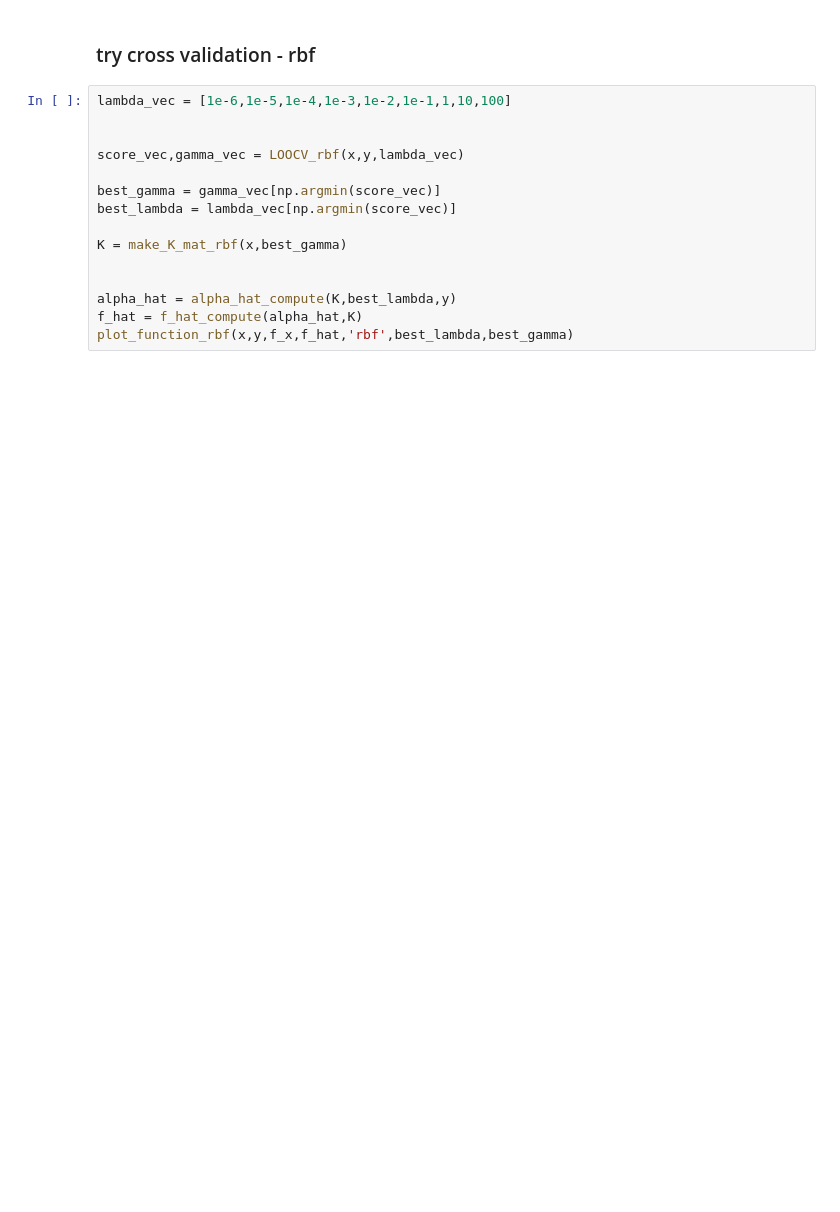
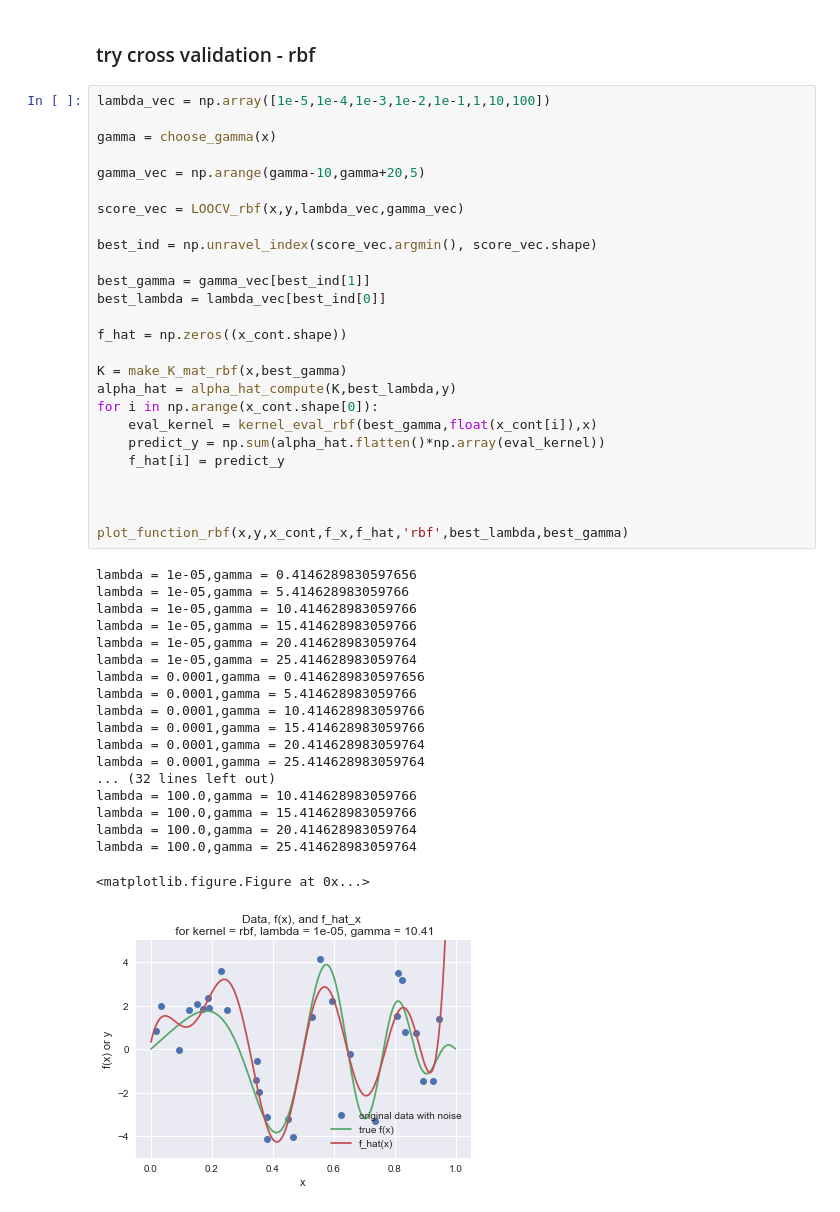
Before and after one commit to davidjuliancaldwell/machine-learning-class, a Jupyter notebook: hw3/prob2_kernelregression_notebook.ipynb, the cells around one changed output. Drawn from its saved outputs; the diff is of its cells as text; blank space fills up the shorter version.

```diff
--- a/hw3/prob2_kernelregression_notebook.ipynb
+++ b/hw3/prob2_kernelregression_notebook.ipynb
@@ -279,17 +331,48 @@ plot_function_poly(x,y,f_x,f_hat,'poly',best_lambda,best_d)
 # %% [markdown]
 ### try cross validation - rbf
 # %%
-lambda_vec = [1e-6,1e-5,1e-4,1e-3,1e-2,1e-1,1,10,100]
+lambda_vec = np.array([1e-5,1e-4,1e-3,1e-2,1e-1,1,10,100])
+
+gamma = choose_gamma(x)
+
+gamma_vec = np.arange(gamma-10,gamma+20,5)
+
+score_vec = LOOCV_rbf(x,y,lambda_vec,gamma_vec)
+
+best_ind = np.unravel_index(score_vec.argmin(), score_vec.shape)
+
+best_gamma = gamma_vec[best_ind[1]]
+best_lambda = lambda_vec[best_ind[0]]
+
+f_hat = np.zeros((x_cont.shape))
+
+K = make_K_mat_rbf(x,best_gamma)
+alpha_hat = alpha_hat_compute(K,best_lambda,y)
+for i in np.arange(x_cont.shape[0]):
+    eval_kernel = kernel_eval_rbf(best_gamma,float(x_cont[i]),x)
+    predict_y = np.sum(alpha_hat.flatten()*np.array(eval_kernel))
+    f_hat[i] = predict_y
 
 
-score_vec,gamma_vec = LOOCV_rbf(x,y,lambda_vec)
 
-best_gamma = gamma_vec[np.argmin(score_vec)]
-best_lambda = lambda_vec[np.argmin(score_vec)]
-
-K = make_K_mat_rbf(x,best_gamma)
-
-
-alpha_hat = alpha_hat_compute(K,best_lambda,y)
-f_hat = f_hat_compute(alpha_hat,K)
-plot_function_rbf(x,y,f_x,f_hat,'rbf',best_lambda,best_gamma)
+plot_function_rbf(x,y,x_cont,f_x,f_hat,'rbf',best_lambda,best_gamma)
+# %% [output]
+lambda = 1e-05,gamma = 0.4146289830597656
+lambda = 1e-05,gamma = 5.414628983059766
+lambda = 1e-05,gamma = 10.414628983059766
+lambda = 1e-05,gamma = 15.414628983059766
+lambda = 1e-05,gamma = 20.414628983059764
+lambda = 1e-05,gamma = 25.414628983059764
+lambda = 0.0001,gamma = 0.4146289830597656
+lambda = 0.0001,gamma = 5.414628983059766
+lambda = 0.0001,gamma = 10.414628983059766
+lambda = 0.0001,gamma = 15.414628983059766
+lambda = 0.0001,gamma = 20.414628983059764
+lambda = 0.0001,gamma = 25.414628983059764
+... (32 lines left out)
+lambda = 100.0,gamma = 10.414628983059766
+lambda = 100.0,gamma = 15.414628983059766
+lambda = 100.0,gamma = 20.414628983059764
+lambda = 100.0,gamma = 25.414628983059764
+<matplotlib.figure.Figure at 0x...>
+[figure, added]
```
Also changed, not shown: parts of 5 cells of this notebook, 7 other files.
